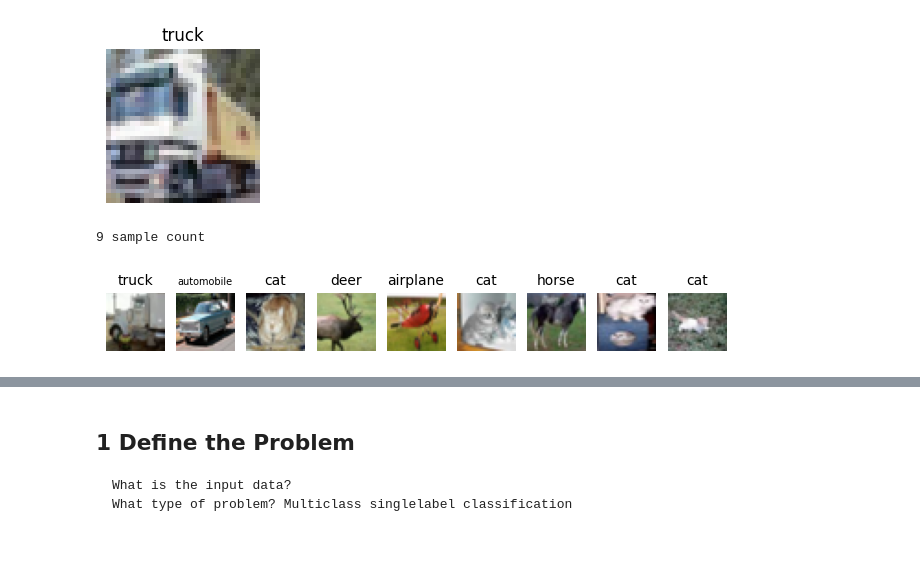
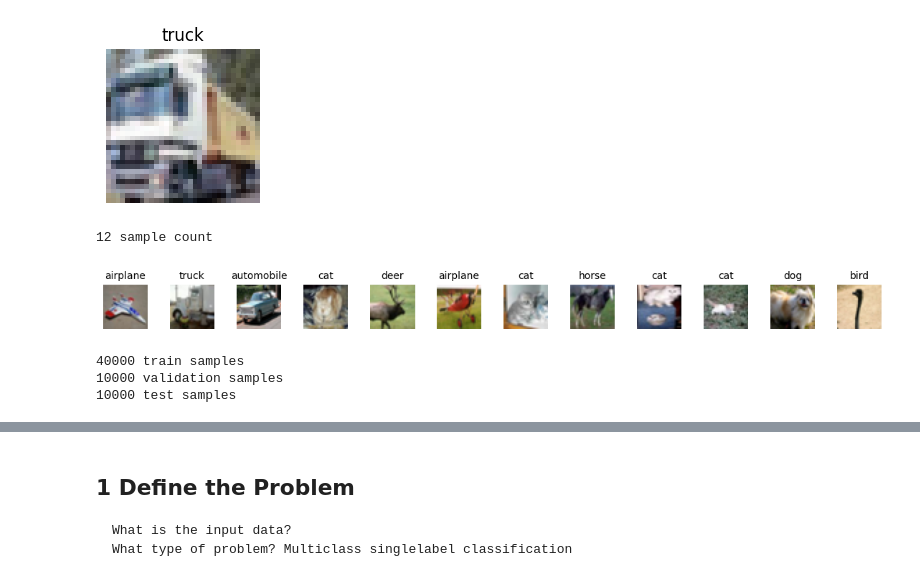
Before and after one commit to Crediteur/Jupyter-Notebooks, a Jupyter notebook: cifar10_Image_Classification/CM3015_Final_cifar10.ipynb, the cells around one changed output, grey strips where cells are left out. Saved outputs shown, nothing was run; the diff lists cells and outputs as text; code cells hidden in the pictures; blank space fills up the shorter version.

```diff
--- a/cifar10_Image_Classification/CM3015_Final_cifar10.ipynb
+++ b/cifar10_Image_Classification/CM3015_Final_cifar10.ipynb
@@ -5,11 +6,16 @@ import numpy as np
 %matplotlib inline
 # %%
 import tensorflow as tf
-from tensorflow.keras.datasets import cifar10
+import keras
+from keras import models, layers, regularizers, optimizers
 
-(x_train, y_train), (x_test, y_test) = cifar10.load_data()
-print('x_train shape:', x_train.shape)
-print('y_train shape:', y_train.shape)
-print(x_train.shape[0], 'train samples')
-print(x_test.shape[0], 'test samples')
+from keras.datasets import cifar10
+
+# load data from library
+(X_train, y_train), (X_test, y_test) = cifar10.load_data()
+
+print(f'X_train shape: {X_train.shape}')
+print(f'y_train shape: {y_train.shape}')
+print(f'{X_train.shape[0]} train samples')
+print(f'{X_test.shape[0]} test samples')
 # %% [output]
@@ -74,32 +73,50 @@ show_sample(x_train[1], y_train[1][0])
 # %%
-def show_multi(samples=x_train[0:10], labels=[6,9,9,4,1,1,2,7,8,3]):
+# plot multiple images from cifar10 dataset as subplots
+def show_multi(samples=X_train[0:8], labels=[6,9,9,4,1,1,2,7], pred_labels=None):
     length = len(samples)
 
     # create horizontal figure with subplots
-    fig, axes = plt.subplots(1, length, figsize=(8,8))
+    fig, axes = plt.subplots(1, length, figsize=(14,8))
     axes = axes.flatten()
 
     # create subplot for each image data
     for i in range(length):
         data = samples[i]
         label = labels[i]
 
         # plot parameters
         plt.subplot(1, length, i+1)
         plt.axis('off')
 
-        # decrease readibility of long words
-        if target_names[labels[i]] == 'automobile': fsize=7
-        else: fsize=10
-
-        plt.title(target_names[labels[i]], fontsize=fsize)
+        if pred_labels is not None:
+            plt.title(f'True: {target_names[labels[i]]}\nPred: {target_names[pred_labels[i]]}',
+            fontsize=10)
+        else:
+            plt.title(target_names[labels[i]],
+            fontsize=10)
+        plt.subplots_adjust(wspace=0.5)
         plt.imshow(samples[i])
 
     # display sample count and show plot
     print(f'{length} sample count')
     plt.show()
 
-show_multi(x_train[31:40], [y[0] for y in y_train[31:40]])
+show_multi(X_train[30:42], [y[0] for y in y_train[30:42]])
 # %% [output]
-9 sample count
+12 sample count
-[figure, old version]
+[figure, new version]
+# %%
+from sklearn.model_selection import train_test_split
+
+# split into validation data and partial training data
+# stratify=y_train to ensure even porportion of split labels
+x_partial, x_val, y_partial, y_val = train_test_split(
+    X_train, y_train, test_size=0.2, random_state=2, stratify=y_train)
+
+print(x_partial.shape[0], 'train samples')
+print(x_val.shape[0], 'validation samples')
+print(X_test.shape[0], 'test samples')
+# %% [output]
+40000 train samples
+10000 validation samples
+10000 test samples
```
Also changed, not shown: parts of 67 cells of this notebook.
